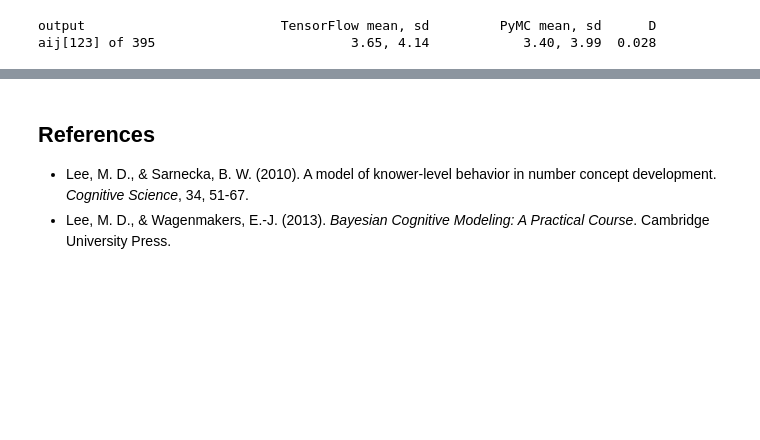
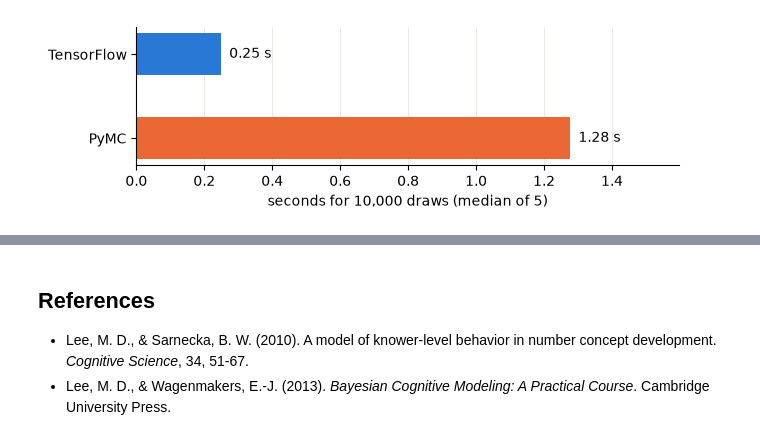
Before and after one commit to florence-bockting/elicito, a Jupyter notebook: docs/case-studies/number-concept-development.ipynb, the cells around one changed output, grey strips where cells are left out. Saved outputs shown, nothing was run; the diff lists cells and outputs as text; code cells hidden in the pictures; blank space fills up the shorter version.

```diff
--- a/docs/case-studies/number-concept-development.ipynb
+++ b/docs/case-studies/number-concept-development.ipynb
@@ -176,9 +296,43 @@ def knower_levels() -> Any:
 # %%
-with pm.Model() as model1:
-    task_block("", "g", knower_levels(), gn)
+REPEATS = 5
 
-compare(model1, ["aij"])
+draw_pymc = pm.compile([], [model["aij"]], random_seed=1)
+
+
+def run_pymc() -> None:
+    """Draw DRAWS samples with the compiled PyMC function"""
+    for _ in range(DRAWS):
+        draw_pymc()
+
+
+def run_tensorflow() -> None:
+    """Draw DRAWS samples with the translated model"""
+    out = generative_model(prior_samples, seed=seed_model)
+    _ = [value.numpy() for value in out.values()]
+
+
+seconds = {}
+for label, run in (("TensorFlow", run_tensorflow), ("PyMC", run_pymc)):
+    run()  # warm-up
+    times = []
+    for _ in range(REPEATS):
+        start = time.perf_counter()
+        run()
+        times.append(time.perf_counter() - start)
+    seconds[label] = float(np.median(times))
-# %% [output]
-output                         TensorFlow mean, sd         PyMC mean, sd      D
-aij[123] of 395                         3.65, 4.14            3.40, 3.99  0.028
+# %%
+fig, ax = plt.subplots(figsize=(7, 1.8))
+labels = list(seconds)
+ax.barh(labels, list(seconds.values()), color=[BLUE, ORANGE], height=0.5)
+for i, value in enumerate(seconds.values()):
+    ax.text(value, i, f"  {value:.2f} s", va="center")
+ax.set(
+    xlabel=f"seconds for {DRAWS:,} draws (median of {REPEATS})",
+    xlim=(0, 1.25 * max(seconds.values())),
+)
+ax.grid(axis="y", visible=False)
+ax.invert_yaxis()
+plt.show()
+# %% [output]
+[figure, added]
 # %% [markdown]
```
Also changed, not shown: parts of 28 cells of this notebook, 1 other file.
